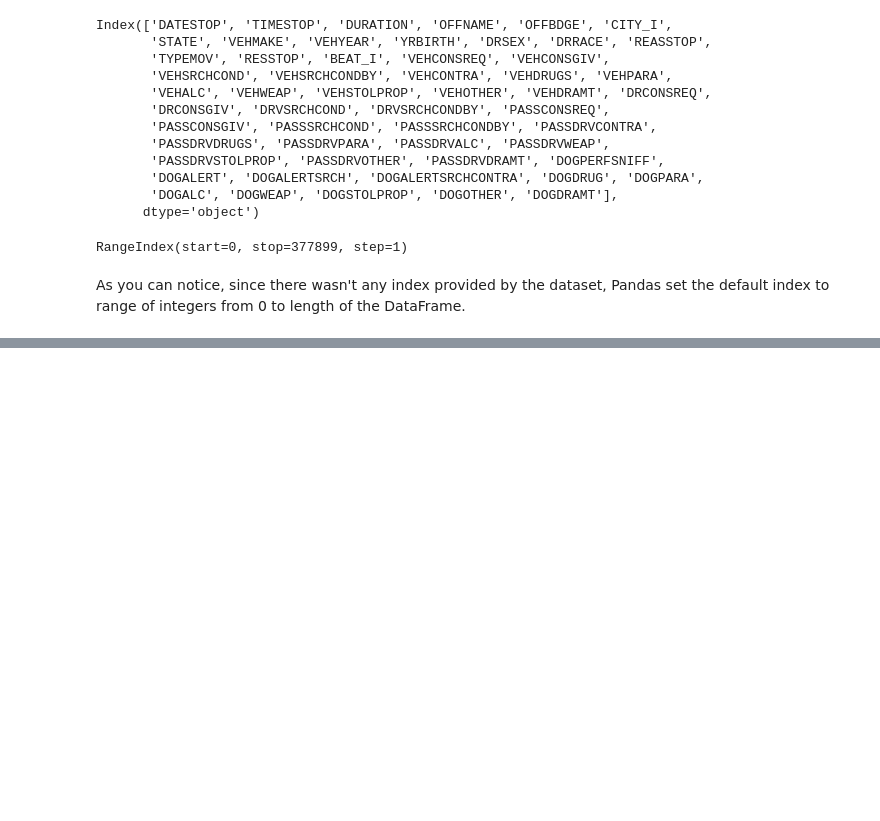
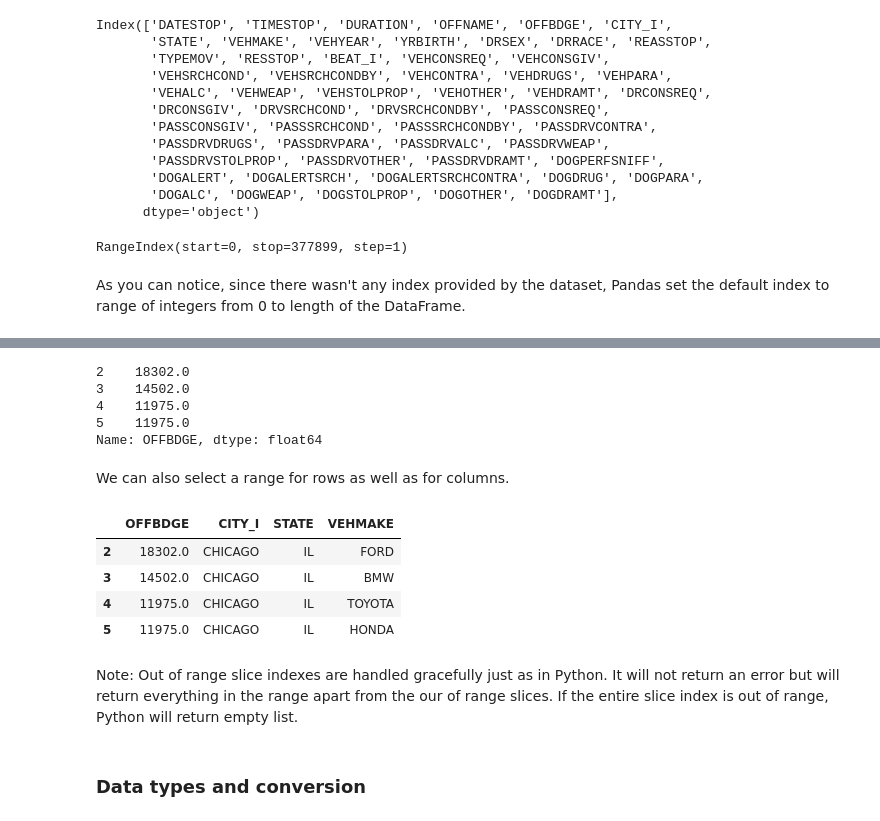
Before and after one commit to rahimrasool/CAN_textbook, a Jupyter notebook: _sources/content/revamped/IntroPandas.ipynb, the cells around one changed output, grey strips where cells are left out. Cells and saved outputs as stored; diff of their text form; code cells hidden in the pictures; blank space fills up the shorter version.

```diff
--- a/_sources/content/revamped/IntroPandas.ipynb
+++ b/_sources/content/revamped/IntroPandas.ipynb
@@ -256,0 +389,22 @@ As you can notice, since there wasn't any index provided by the dataset, Pandas
+# %%
+stops_df.iloc[2:6, 4]
+# %% [output]
+2    18302.0
+3    14502.0
+4    11975.0
+5    11975.0
+Name: OFFBDGE, dtype: float64
+# %% [markdown]
+We can also select a range for rows as well as for columns.
+# %%
+stops_df.iloc[2:6, 4:8]
+# %% [output]
+|  | OFFBDGE | CITY_I | STATE | VEHMAKE |
+| 2 | 18302.0 | CHICAGO | IL | FORD |
+| 3 | 14502.0 | CHICAGO | IL | BMW |
+| 4 | 11975.0 | CHICAGO | IL | TOYOTA |
+| 5 | 11975.0 | CHICAGO | IL | HONDA |
+# %% [markdown]
+Note: Out of range slice indexes are handled gracefully just as in Python. It will not return an error but will return everything in the range apart from the our of range slices. If the entire slice index is out of range, Python will return empty list.
+# %% [markdown]
+### Data types and conversion
```
Also changed, not shown: parts of 58 cells of this notebook, 2 other files.
